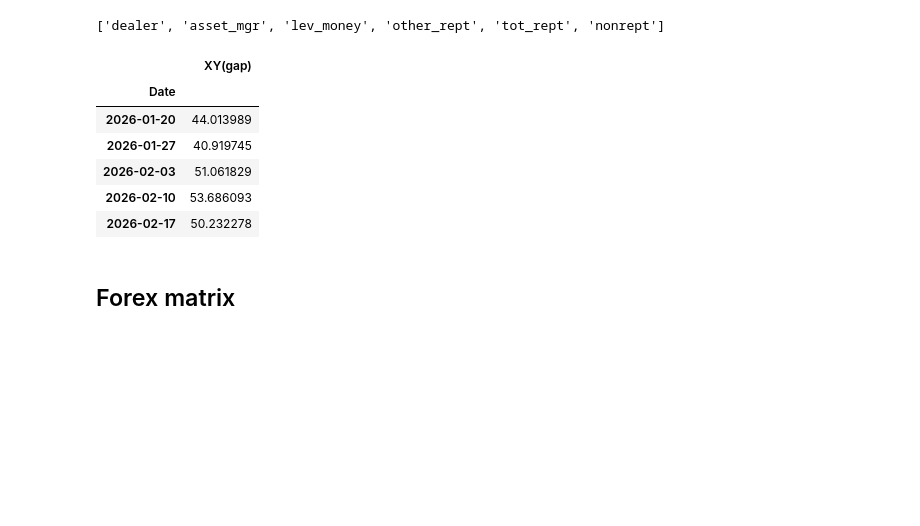
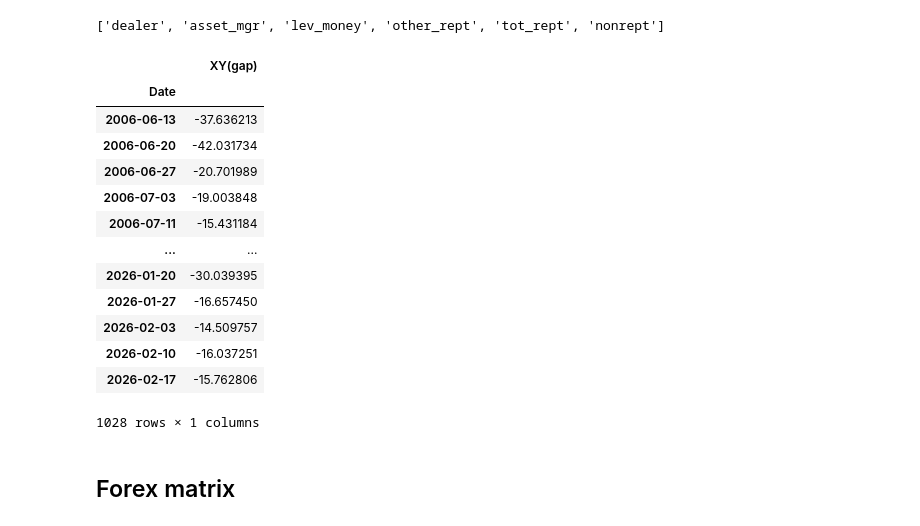
Before and after one commit to mod7ex/COT-analysis, a Jupyter notebook: analysis/forex.ipynb, the cells around one changed output. Cells and saved outputs as stored; diff of their text form; code cells hidden in the pictures; blank space fills up the shorter version.

```diff
--- a/analysis/forex.ipynb
+++ b/analysis/forex.ipynb
@@ -15,6 +15,8 @@ MARKETS = [
     "NZ DOLLAR",
 ]
 
+PAIR = ("USD INDEX", "BRITISH POUND")
+
 REPORT_TYPE = TRADERS_IN_FINANCIAL_FUTURES_FUT
 # %%
 participants = get_market_participants(get_market_df(cot_report_type=REPORT_TYPE, market=MARKETS[0], last_year=True, verbose=False))
@@ -26,37 +28,40 @@ list(participants.keys())
 PARTICIPANT = "lev_money"
 
 participant = participants[PARTICIPANT]
+# %%
+def pair_gap_df(pair, participant=participant, report_type=REPORT_TYPE):
+    _df = pd.DataFrame()
+
+    for market in pair:
+        market_df = get_market_df(cot_report_type=report_type, market=market, verbose=False)
+        _market_long = market_df[participant["long"]]
+        _market_short = market_df[participant["short"]]
+        _df[market] = 100 * (_market_long - _market_short) / (_market_long + _market_short)
+
+    _df["XY(gap)"] = (_df[pair[0]] - _df[pair[1]]) / 2
+
+    return _df
 # %%
-market_X = MARKETS[-2]
-market_Y = MARKETS[2]
-
-df = pd.DataFrame()
-
-market_X_df = get_market_df(cot_report_type=REPORT_TYPE, market=market_X, verbose=False)
-market_Y_df = get_market_df(cot_report_type=REPORT_TYPE, market=market_Y, verbose=False)
-
-_market_X_long = market_X_df[participant["long"]]
-_market_X_short = market_X_df[participant["short"]]
-
-_market_Y_long = market_Y_df[participant["long"]]
-_market_Y_short = market_Y_df[participant["short"]]
-
-df["X"] = 100 * (_market_X_long - _market_X_short) / (_market_X_long + _market_X_short)
-df["Y"] = 100 * (_market_Y_long - _market_Y_short) / (_market_Y_long + _market_Y_short)
-
-df["XY(gap)"] = (df["X"] - df["Y"]) / 2
+df = pair_gap_df(pair=PAIR, participant=participant, report_type=REPORT_TYPE)
 
 df = df[["XY(gap)"]]
 
-df.tail()
+df
 # %% [output]
 |  | XY(gap) |
 | Date |  |
-| 2026-01-20 | 44.013989 |
-| 2026-01-27 | 40.919745 |
-| 2026-02-03 | 51.061829 |
-| 2026-02-10 | 53.686093 |
-| 2026-02-17 | 50.232278 |
+| 2006-06-13 | -37.636213 |
+| 2006-06-20 | -42.031734 |
+| 2006-06-27 | -20.701989 |
+| 2006-07-03 | -19.003848 |
+| 2006-07-11 | -15.431184 |
+| ... | ... |
+| 2026-01-20 | -30.039395 |
+| 2026-01-27 | -16.657450 |
+| 2026-02-03 | -14.509757 |
+| 2026-02-10 | -16.037251 |
+| 2026-02-17 | -15.762806 |
+1028 rows × 1 columns
 # %%
 plot_df_chart(
     df,
```
Also changed, not shown: parts of 2 cells of this notebook.
